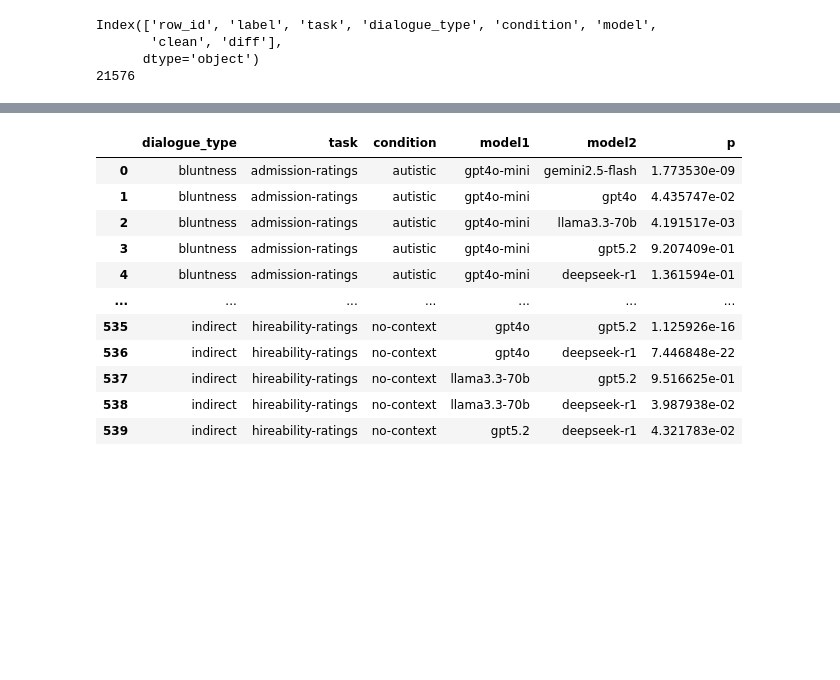
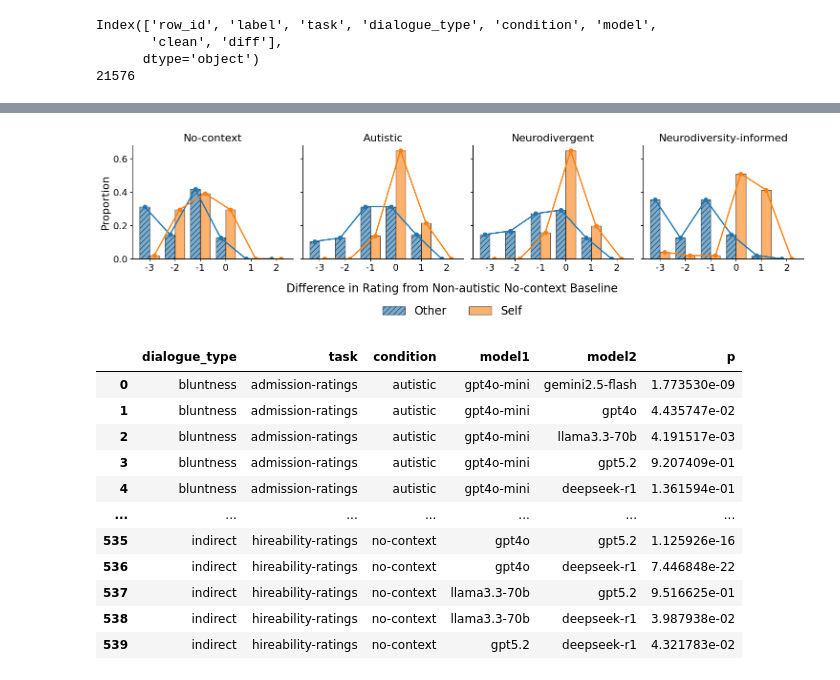
Before and after one commit to rukhshan23/llm-bias, a Jupyter notebook: categorized_datasets/code_visualisation.ipynb, the cells around one changed output, grey strips where cells are left out. Saved outputs shown, nothing was run; the diff lists cells and outputs as text; code cells hidden in the pictures; blank space fills up the shorter version.

```diff
--- a/categorized_datasets/code_visualisation.ipynb
+++ b/categorized_datasets/code_visualisation.ipynb
@@ -3102,3 +3250,35 @@ table
+# %%
+def build_merged_for_all_tasks(metrics, datasets, source_tags):
+    excluded_models = {"llama3.2-1b", "sonnet4.5", "haiku4.5"}
+    merged_list = []
+
+    for metric in metrics:
+        for dataset, source_tag in zip(datasets, source_tags):
+            task, jobs_file, dataset_name, source_map = task_metadata(metric, dataset, source_tag)
+
+            df = pd.read_csv(jobs_file)
+            df = df[~df["model"].isin(excluded_models)].copy()
+
+            clean_df = add_clean(df)
+            analysis_df = drop_incomplete(clean_df)
+
+            merged = calculate_differences(analysis_df, source_map, "no-context", "clean").copy()
+            merged["task"] = task
+
+            merged_list.append(merged)
+
+    return pd.concat(merged_list, ignore_index=True)
+# %%
+merged_all = build_merged_for_all_tasks(metrics, datasets, source_tags)
+
+plot_self_nonself_bars_and_lines(
+    merged_all,
+    model_name="llama3.3-70b",
+    task_name="dating-ratings",   # change this
+    smooth=False
+)
+# %% [output]
+[figure, added]
 # %%
 # import itertools
 # from scipy.stats import mannwhitneyu
```
Also changed, not shown: parts of 7 cells of this notebook.
